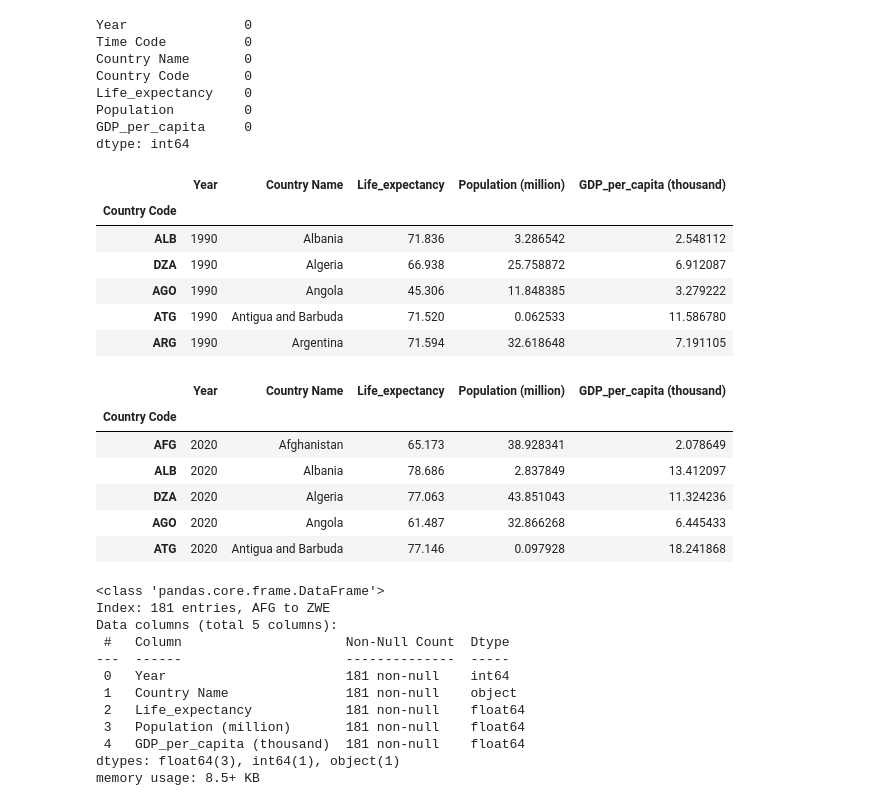
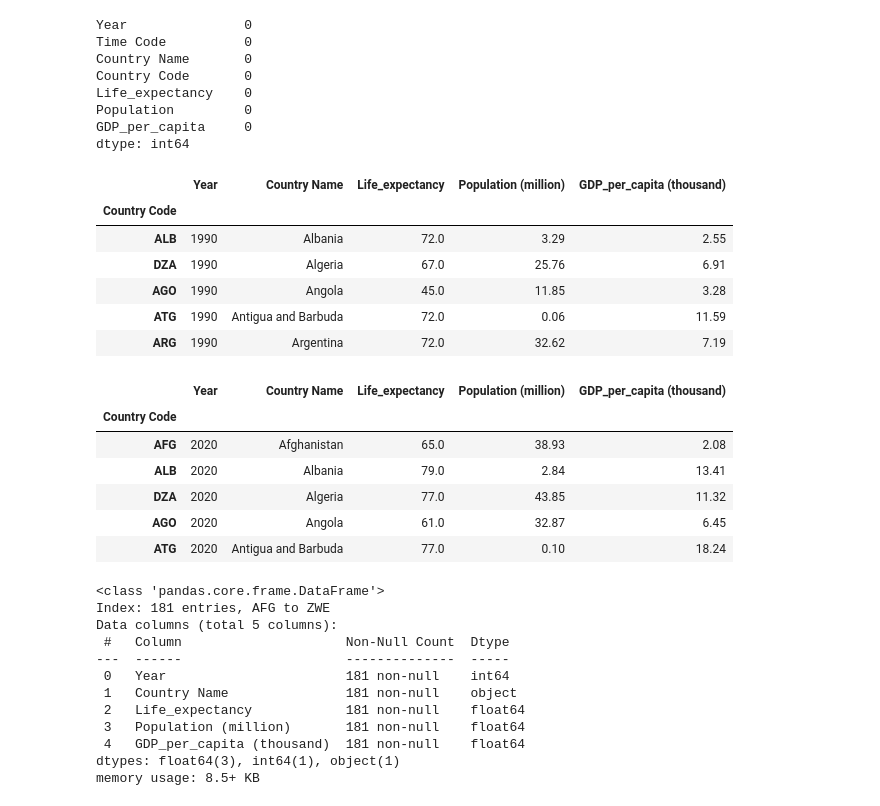
Before and after one commit to fazlanharun/Life-expectancy-and-income-Python, a Jupyter notebook: Life Expectancy and income.ipynb, the cells around one changed output. Saved outputs shown, nothing was run; the diff lists cells and outputs as text; code cells hidden in the pictures.

```diff
--- a/Life Expectancy and income.ipynb
+++ b/Life Expectancy and income.ipynb
@@ -199,19 +199,20 @@ Population         0
 GDP_per_capita     0
 dtype: int64
 # %%
-data['Population (million)'] = data['Population']/1000000
-data['GDP_per_capita (thousand)'] = data['GDP_per_capita']/1000
+data['Population (million)'] = round(data['Population']/1000000,2)
+data['GDP_per_capita (thousand)'] = round(data['GDP_per_capita']/1000,2)
+data['Life_expectancy'] = round(data['Life_expectancy'],0)
 data.drop(columns=['GDP_per_capita','Population','Time Code'],inplace=True)
 data.set_index('Country Code',inplace = True)
 data.head()
 # %% [output]
 |  | Year | Country Name | Life_expectancy | Population (million) | GDP_per_capita (thousand) |
 | Country Code |  |  |  |  |  |
-| ALB | 1990 | Albania | 71.836 | 3.286542 | 2.548112 |
-| DZA | 1990 | Algeria | 66.938 | 25.758872 | 6.912087 |
-| AGO | 1990 | Angola | 45.306 | 11.848385 | 3.279222 |
-| ATG | 1990 | Antigua and Barbuda | 71.520 | 0.062533 | 11.586780 |
-| ARG | 1990 | Argentina | 71.594 | 32.618648 | 7.191105 |
+| ALB | 1990 | Albania | 72.0 | 3.29 | 2.55 |
+| DZA | 1990 | Algeria | 67.0 | 25.76 | 6.91 |
+| AGO | 1990 | Angola | 45.0 | 11.85 | 3.28 |
+| ATG | 1990 | Antigua and Barbuda | 72.0 | 0.06 | 11.59 |
+| ARG | 1990 | Argentina | 72.0 | 32.62 | 7.19 |
 # %%
 # let select latest year data to analyze
 
@@ -220,11 +221,11 @@ df.head()
 # %% [output]
 |  | Year | Country Name | Life_expectancy | Population (million) | GDP_per_capita (thousand) |
 | Country Code |  |  |  |  |  |
-| AFG | 2020 | Afghanistan | 65.173 | 38.928341 | 2.078649 |
-| ALB | 2020 | Albania | 78.686 | 2.837849 | 13.412097 |
-| DZA | 2020 | Algeria | 77.063 | 43.851043 | 11.324236 |
-| AGO | 2020 | Angola | 61.487 | 32.866268 | 6.445433 |
-| ATG | 2020 | Antigua and Barbuda | 77.146 | 0.097928 | 18.241868 |
+| AFG | 2020 | Afghanistan | 65.0 | 38.93 | 2.08 |
+| ALB | 2020 | Albania | 79.0 | 2.84 | 13.41 |
+| DZA | 2020 | Algeria | 77.0 | 43.85 | 11.32 |
+| AGO | 2020 | Angola | 61.0 | 32.87 | 6.45 |
+| ATG | 2020 | Antigua and Barbuda | 77.0 | 0.10 | 18.24 |
 # %%
 df.info()
 # %% [output]
```
Also changed, not shown: parts of 15 cells of this notebook.
